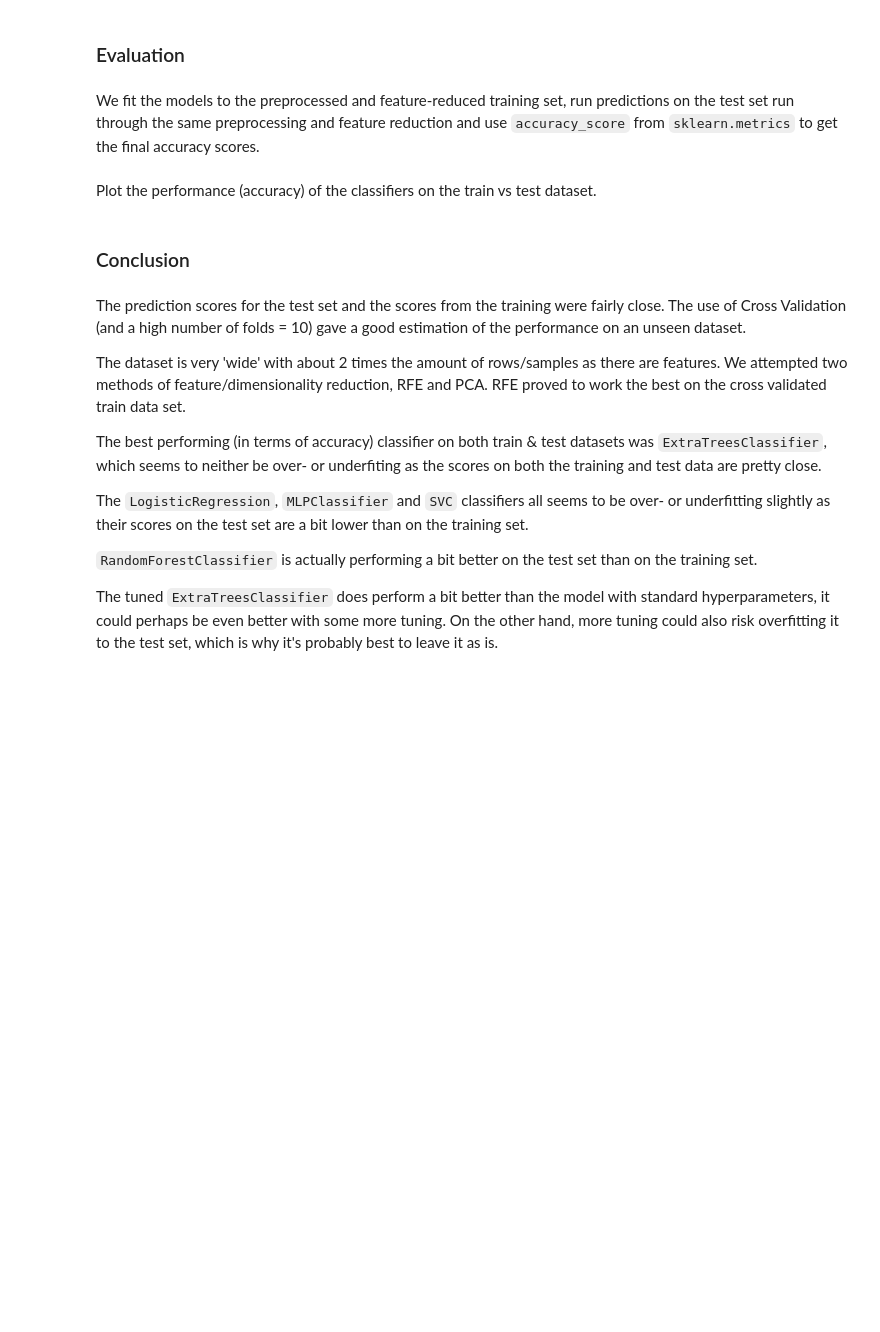
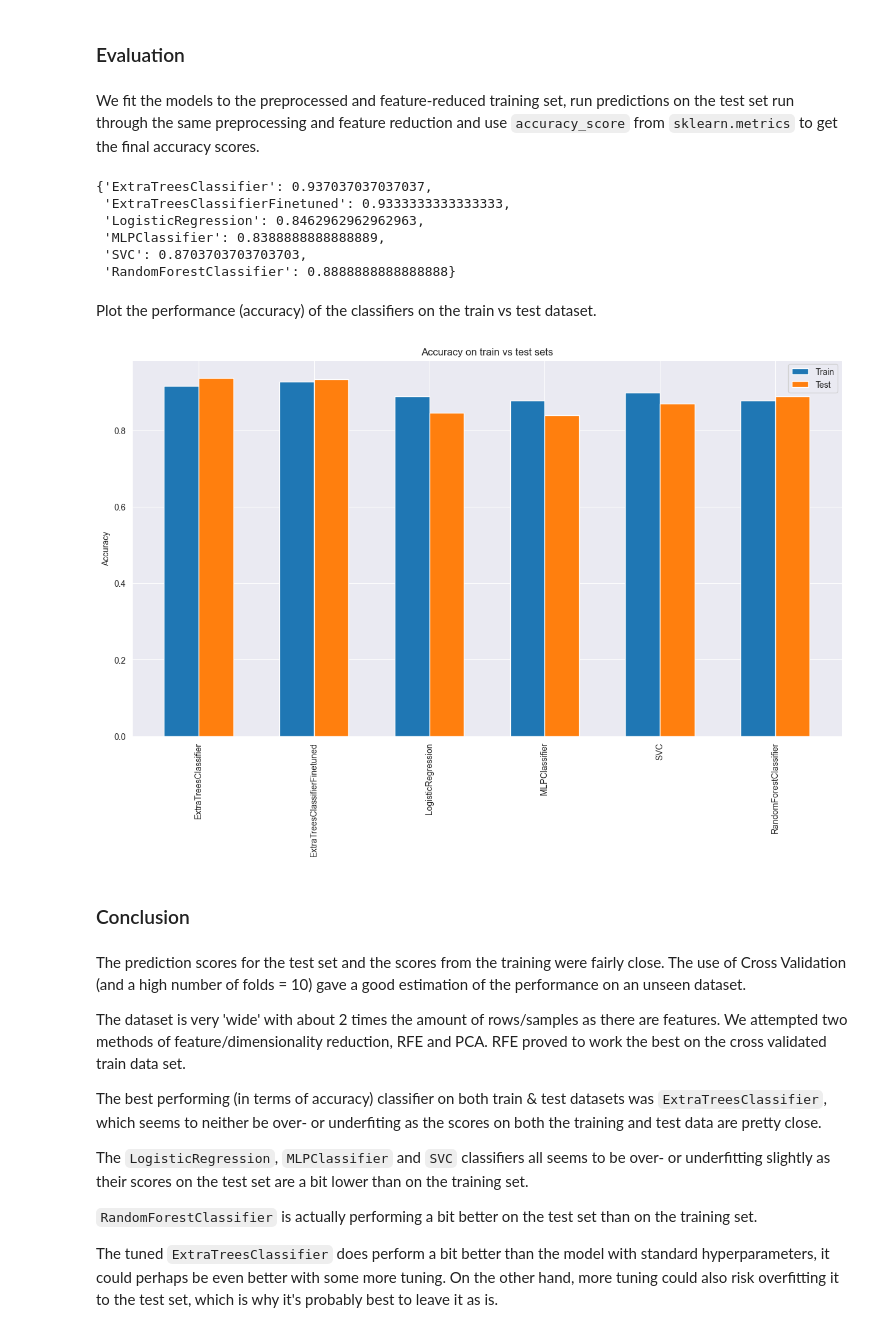
Before and after one commit to viktorparipas92/D7062E-projectgroup-10, a Jupyter notebook: Task3/task3.ipynb, the cells around one changed output. Saved outputs shown, nothing was run; the diff lists cells and outputs as text; code cells hidden in the pictures; blank space fills up the shorter version.

```diff
--- a/Task3/task3.ipynb
+++ b/Task3/task3.ipynb
@@ -503,11 +515,10 @@ Let's also look at how PCA would perform, also evaluating it using the same SVM
 from sklearn.decomposition import PCA
 from sklearn.pipeline import Pipeline
 
-pca = PCA()
 
-pipe = Pipeline(steps=[("pca", pca), ("svm", svm.SVC(kernel="linear"))])
+pipeline = Pipeline(steps=[("pca", PCA()), ("svm", svm.SVC(kernel="linear"))])
 param_grid = {"pca__n_components": np.arange(10, 100, 5)}
-search = GridSearchCV(pipe, param_grid, cv=10, n_jobs=4)
+search = GridSearchCV(pipeline, param_grid, cv=10, n_jobs=4)
 search.fit(training_data, training_labels)
 
 print("Best parameter (CV score=%0.3f):" % search.best_score_)
@@ -522,8 +533,8 @@ Using PCA, we achieve the highest accuracy of 0.804 on the same cross validated
 
 The RFE approach gives us higher accuracy with fewer features than PCA, so we will select the RFE approach instead.
 # %%
-rfe_best_ix = np.argmin([score for _, score in rfe_results])
-rfe_columns, _ = rfe_results[rfe_best_ix]
+rfe_best_index = np.argmin([score for _, score in rfe_results])
+rfe_columns, _ = rfe_results[rfe_best_index]
 
-train_reduced_df = training_data[training_data.columns[rfe_columns]]
-test_reduced_df = test_data[test_data.columns[rfe_columns]]
+reduced_training_data = training_data[training_data.columns[rfe_columns]]
+reduced_test_data = test_data[test_data.columns[rfe_columns]]
@@ -662,7 +684,7 @@ searchCV = GridSearchCV(
     n_jobs=4,
 )
 
-searchCV.fit(train_reduced_df, training_labels)
+searchCV.fit(reduced_training_data, training_labels)
 # %% [output]
 Fitting 10 folds for each of 80 candidates, totalling 800 fits
 GridSearchCV(cv=StratifiedKFold(n_splits=10, random_state=None, shuffle=False),
@@ -707,17 +729,16 @@ def evaluate_models(
     training_features, training_labels, test_features, test_labels, classifiers
 ):
     prediction_scores = {}
-
-    for index, clf in enumerate(classifiers):
-        clf.fit(training_features, training_labels)
-        prediction = clf.predict(test_features)
-        prediction_scores[clf.__class__.__name__] = accuracy_score(
+    for index, classifier in enumerate(classifiers):
+        classifier.fit(training_features, training_labels)
+        prediction = classifier.predict(test_features)
+        prediction_scores[classifier.__class__.__name__] = accuracy_score(
             test_labels, prediction
         )
     return prediction_scores
 
 
-class ExtraTreesClassifier_Finetuned(ExtraTreesClassifier):
+class ExtraTreesClassifierFinetuned(ExtraTreesClassifier):
     def __init__(self):
         ExtraTreesClassifier.__init__(
             self, n_estimators=102, max_depth=18, random_state=42
@@ -726,7 +747,7 @@ class ExtraTreesClassifier_Finetuned(ExtraTreesClassifier):
 
 classifiers = [
     ExtraTreesClassifier(),
-    ExtraTreesClassifier_Finetuned(),
+    ExtraTreesClassifierFinetuned(),
     LogisticRegression(),
     MLPClassifier(),
     SVC(),
@@ -734,16 +755,23 @@ classifiers = [
 ]
 
 prediction_scores = evaluate_models(
-    train_reduced_df, training_labels, test_reduced_df, test_labels, classifiers
+    reduced_training_data, training_labels, reduced_test_data, test_labels, classifiers
 )
 prediction_scores
+# %% [output]
+{'ExtraTreesClassifier': 0.937037037037037,
+ 'ExtraTreesClassifierFinetuned': 0.9333333333333333,
+ 'LogisticRegression': 0.8462962962962963,
+ 'MLPClassifier': 0.8388888888888889,
+ 'SVC': 0.8703703703703703,
+ 'RandomForestClassifier': 0.8888888888888888}
 # %% [markdown]
 Plot the performance (accuracy) of the classifiers on the train vs test dataset.
 # %%
 
 classifiers = [
     "ExtraTreesClassifier",
-    "ExtraTreesClassifier_Finetuned",
+    "ExtraTreesClassifierFinetuned",
     "LogisticRegression",
     "MLPClassifier",
     "SVC",
@@ -758,7 +786,7 @@ train_results_df = pd.concat(
         pd.DataFrame(
             [
                 {
-                    "classifier": "ExtraTreesClassifier_Finetuned",
+                    "classifier": "ExtraTreesClassifierFinetuned",
                     "test_accuracy": searchCV.best_score_,
                 }
             ]
@@ -771,41 +799,36 @@ train_results_df = train_results_df.set_index("classifier")
 # Specify the values of blue bars (height)
 blue_bar = train_results_df.loc[classifiers]["test_accuracy"].values
 # Specify the values of orange bars (height)
 orange_bar = [prediction_scores[c] for c in classifiers]
 
 # Position of bars on x-axis
 ind = np.arange(N)
 
 # Figure size
 plt.figure(figsize=(15, 8))
 
 # Width of a bar
 width = 0.3
 
 # Plotting
 plt.bar(ind, blue_bar, width, label="Train")
 plt.bar(ind + width, orange_bar, width, label="Test")
 
 plt.ylabel("Accuracy")
 plt.title("Accuracy on train vs test sets")
 
 plt.xticks(
     ind + width / 2,
-    (
-        "ExtraTreesClassifier",
-        "ExtraTreesClassifier_Finetuned",
-        "LogisticRegression",
-        "MLPClassifier",
-        "SVC",
-        "RandomForestClassifier",
-    ),
+    tuple(classifiers),
     rotation=90,
 )
 
 
 # Finding the best position for legends and putting it
 plt.legend(loc="best")
 plt.show()
+# %% [output]
+[figure, added]
 # %% [markdown]
 ### Conclusion
 # %% [markdown]
```
Also changed, not shown: parts of 9 cells of this notebook, 1 other file.
